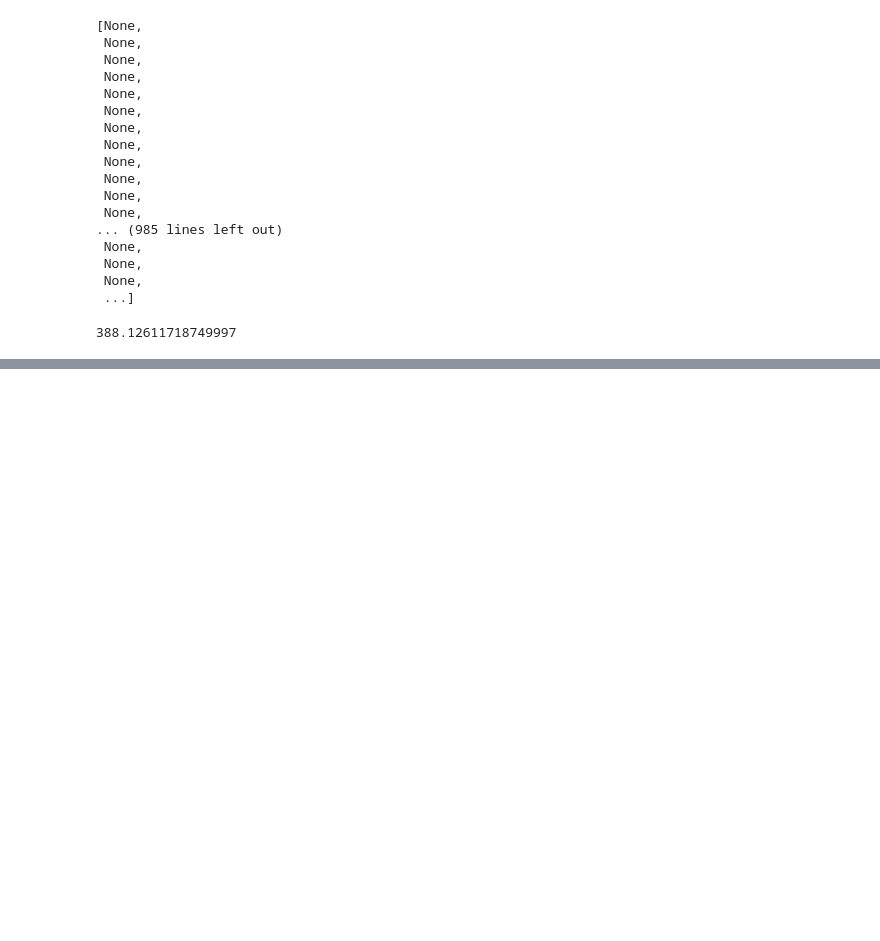
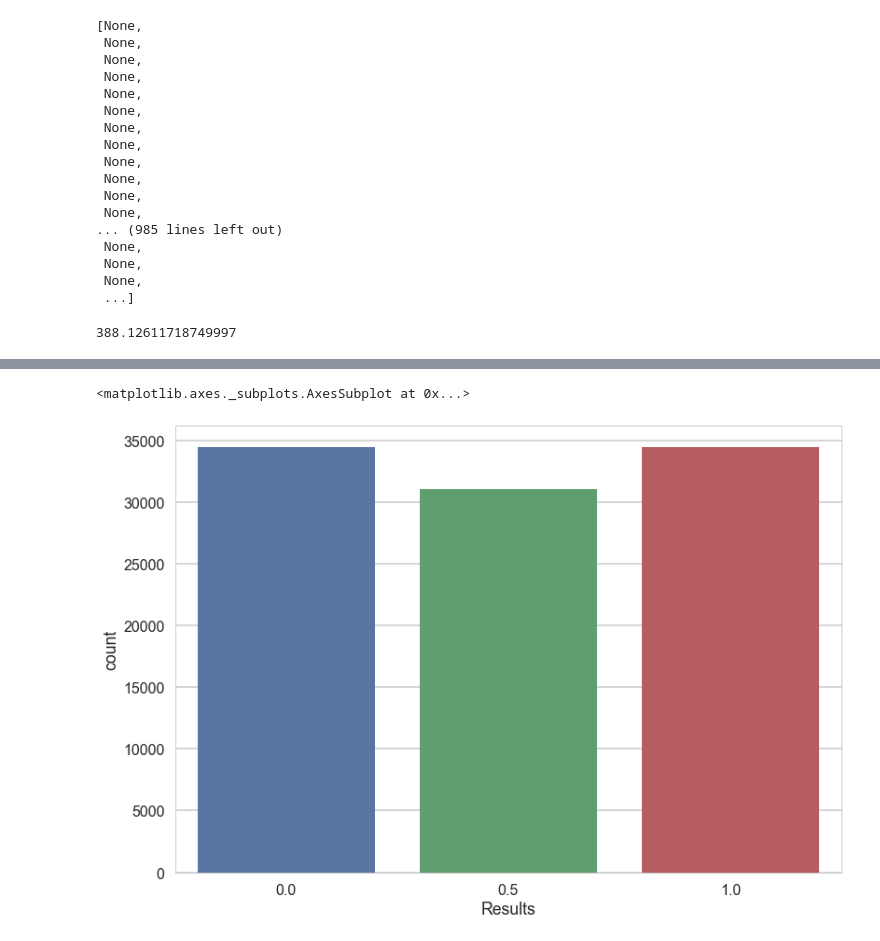
Before and after one commit to Curiousss/ChessKaggle, a Jupyter notebook: FindingElo.ipynb, the cells around one changed output, grey strips where cells are left out. Cells and saved outputs as stored; diff of their text form; code cells hidden in the pictures; blank space fills up the shorter version.

```diff
--- a/FindingElo.ipynb
+++ b/FindingElo.ipynb
@@ -495,0 +553,12 @@ mean_absolute_error(black_elos_keras+white_elos_keras, real_black_elo + real_whi
+# %%
+results = []
+results_f = open("C:/Users/Meers/Documents/Techie/chessKaggle/givenData/data/result.txt")
+res_text = results_f.read()
+res_txt_list = res_text.split("\n")
+#print(res_txt_list)
+for i in range(len(res_txt_list) - 1):
+    if (res_txt_list[i] == '1/2'):
+        results.append(0.5)
+    else:
+        results.append(int(res_txt_list[i]))
+results
@@ -495,0 +583,8 @@ mean_absolute_error(black_elos_keras+white_elos_keras, real_black_elo + real_whi
+# %%
+results_pd = pd.DataFrame(results, columns=["Results"])
+elos_pd = pd.DataFrame(elos, columns=["Elos"])
+elo_res_pd = elos_pd.join(results_pd)
+sns.countplot(x="Results", data=results_pd)
+# %% [output]
+<matplotlib.axes._subplots.AxesSubplot at 0x...>
+[figure, added]
```
Also changed, not shown: parts of 14 cells of this notebook.
